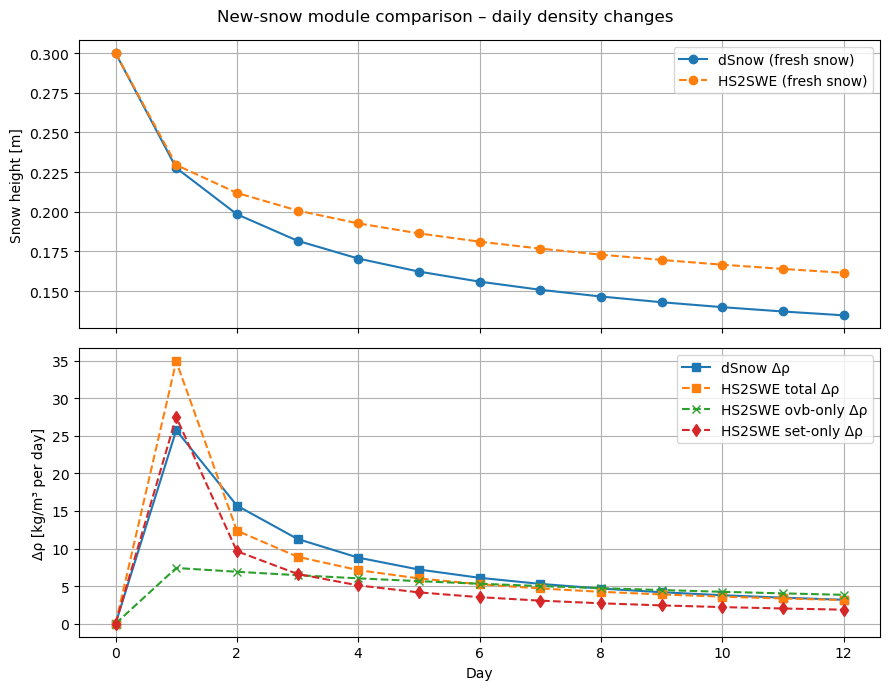
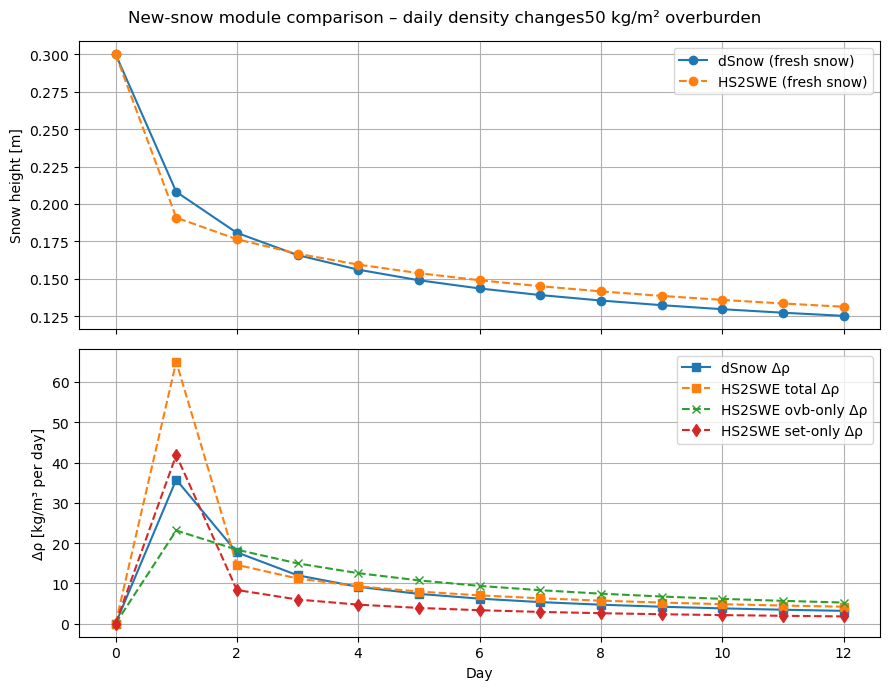
The notebook cell's code change between the first figure and the second:
--- before
+++ after
@@ -16,5 +16,5 @@
 swe_hs2swe = h0 * rho0_hs2swe
 
-ovb = 0.30 * 120.0  # [kg/m^2]
+ovb = 50 # [kg/m^2]
 g = 9.81
 
@@ -27,5 +27,5 @@
 # dSnow / Winkler
 eta0 = 8.52e6
-k_w = 0.0299
+k_w = 0.0299 
 rho_max_w = 401.3
 
@@ -36,5 +36,5 @@
 
 c1, c2, c3, c4, c5 = 2.8e-6, 0.042, 0.046, 0.081, 0.018
-T = 0.0
+T = -10.0
 
 # ============================================================
@@ -151,5 +151,5 @@
 ax_drho.grid(True)
 
-plt.suptitle("New-snow module comparison – daily density changes")
+plt.suptitle("New-snow module comparison – daily density changes" + str(ovb) + " kg/m² overburden")
 plt.tight_layout()
 plt.show()

Commit: Clean repository: ignore data files, NetCDF, CSV, pydeltasnow, and system files